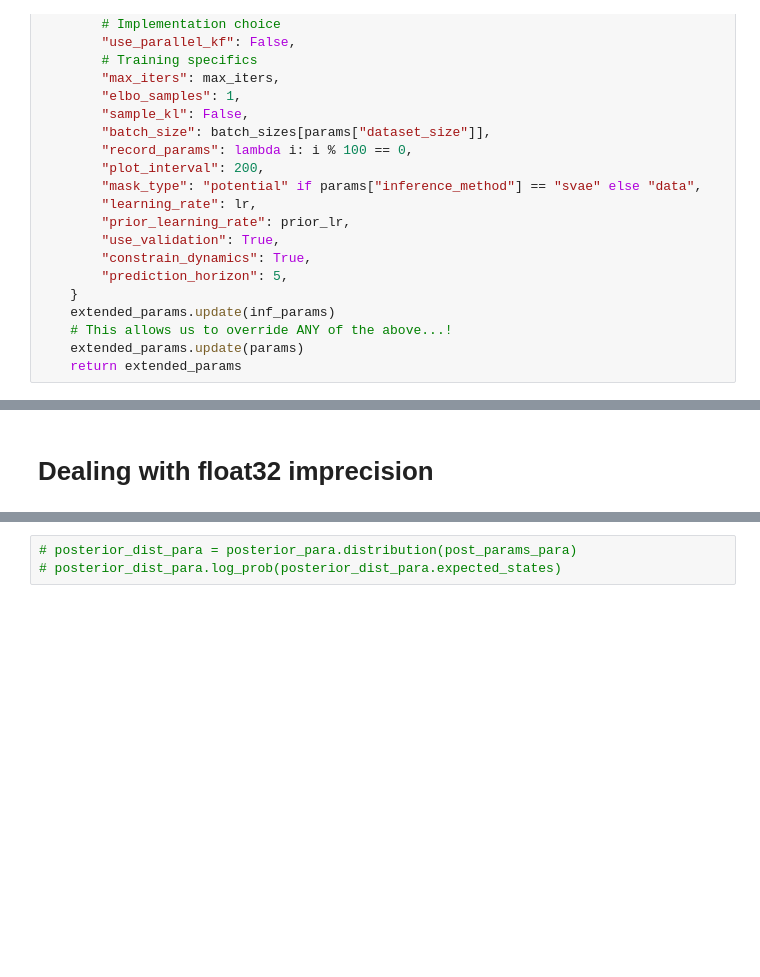
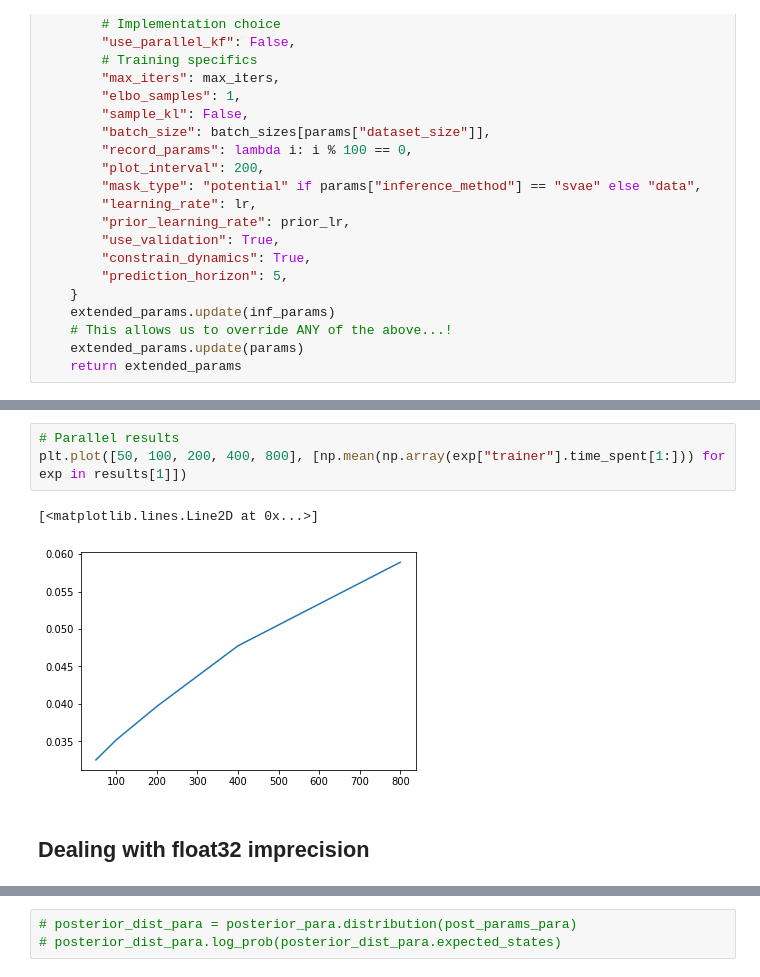
Before and after one commit to matthew9671/MattLab, a Jupyter notebook: Revisiting_SVAE.ipynb, the cells around one changed output, grey strips where cells are left out. Cells and saved outputs as stored; diff of their text form; blank space fills up the shorter version.

```diff
--- a/Revisiting_SVAE.ipynb
+++ b/Revisiting_SVAE.ipynb
@@ -4856,3 +5035,9 @@ View run at https://wandb.ai/matthew9671/SVAE-LDS-Final/runs/6clalcgl
+# %%
+# Parallel results
+plt.plot([50, 100, 200, 400, 800], [np.mean(np.array(exp["trainer"].time_spent[1:])) for exp in results[1]])
+# %% [output]
+[<matplotlib.lines.Line2D at 0x...>]
+[figure, added]
 # %% [markdown]
-# Dealing with float32 imprecision
+## Dealing with float32 imprecision
 # %%
```
Also changed, not shown: parts of 21 cells of this notebook.
